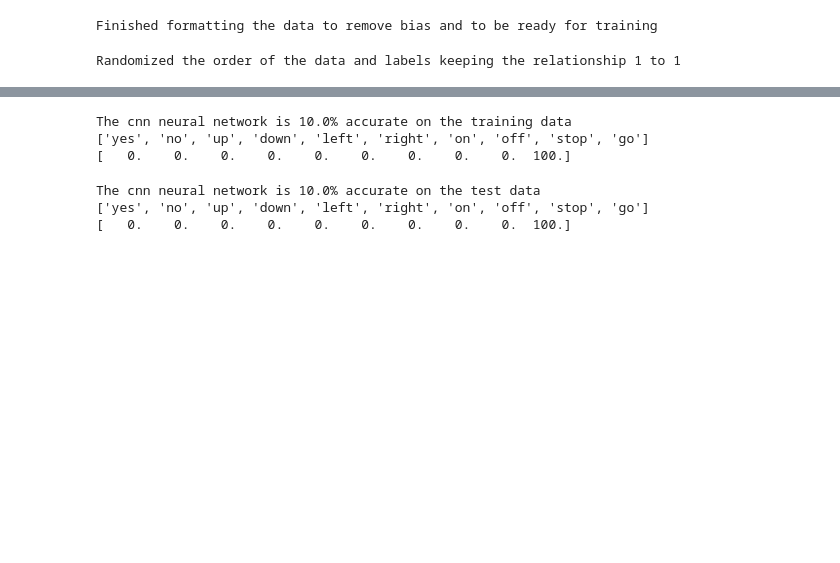
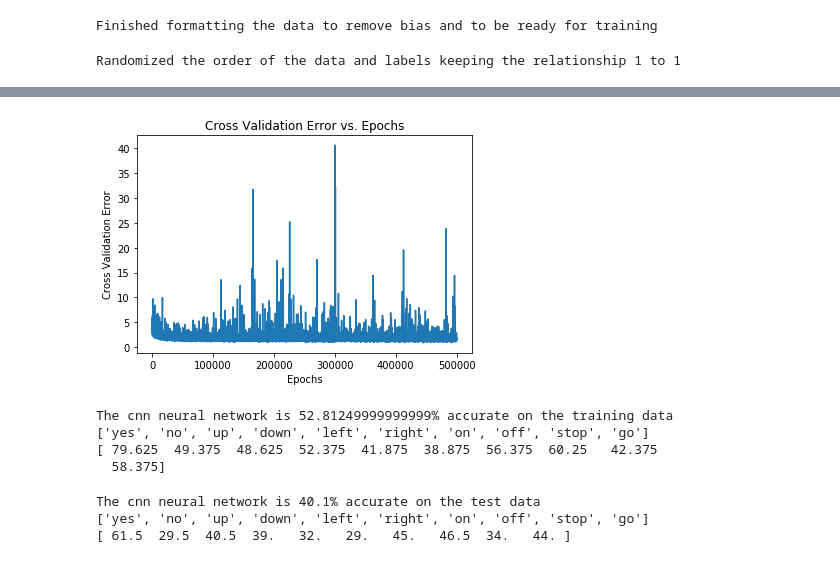
Before and after one commit to akiraaida/csci4050u, a Jupyter notebook: assignments/assign3/assign3.ipynb, the cells around one changed output, grey strips where cells are left out. Drawn from its saved outputs; the diff is of its cells as text; code cells hidden in the pictures; blank space fills up the shorter version.

```diff
--- a/assignments/assign3/assign3.ipynb
+++ b/assignments/assign3/assign3.ipynb
@@ -304,10 +335,15 @@ KeyboardInterrupt:
+# %%
+plt.plot(epochs, crossErrors)
+plt.ylabel('Cross Validation Error')
+plt.xlabel('Epochs')
+plt.title('Cross Validation Error vs. Epochs')
+plt.show()
+# %% [output]
+[figure, added]
 # %%
-# Take the softmax to convert the logit value to a percentage guess
 probability = tf.nn.softmax(model.L6)
-# Take the highest probability value as the neural network's guess
 prediction = tf.argmax((probability), axis=1)
-# Check how accurate the training is
-guesses = s.run((prediction), feed_dict={model.x: fixShape(cnnTraining)})
+guesses = s.run((prediction), feed_dict={model.x: fixShape(cnnTraining), model.drop: DROP_OUT_RATE})
 
 count = 0
 corr = 0
@@ -323,16 +359,14 @@ print(acceptedWords)
 count = 0
 print((categoriesRight / numTrainingSamples) * 100)
 # %% [output]
-The cnn neural network is 10.0% accurate on the training data
+The cnn neural network is 52.81249999999999% accurate on the training data
 ['yes', 'no', 'up', 'down', 'left', 'right', 'on', 'off', 'stop', 'go']
-[   0.    0.    0.    0.    0.    0.    0.    0.    0.  100.]
+[ 79.625  49.375  48.625  52.375  41.875  38.875  56.375  60.25   42.375
+  58.375]
 # %%
-# Take the softmax to convert the logit value to a percentage guess
 probability = tf.nn.softmax(model.L6)
-# Take the highest probability value as the neural network's guess
 prediction = tf.argmax((probability), axis=1)
-# Check how accurate the test is
-guesses = s.run((prediction), feed_dict={model.x: fixShape(cnnTest)})
+guesses = s.run((prediction), feed_dict={model.x: fixShape(cnnTest), model.drop: DROP_OUT_RATE})
 
 count = 0
 corr = 0
@@ -347,6 +381,6 @@ print("The cnn neural network is " + str((corr / len(guesses)) * 100) + "% accur
 print(acceptedWords)
 print((categoriesRight / numTestSamples) * 100)
 # %% [output]
-The cnn neural network is 10.0% accurate on the test data
+The cnn neural network is 40.1% accurate on the test data
 ['yes', 'no', 'up', 'down', 'left', 'right', 'on', 'off', 'stop', 'go']
-[   0.    0.    0.    0.    0.    0.    0.    0.    0.  100.]
+[ 61.5  29.5  40.5  39.   32.   29.   45.   46.5  34.   44. ]
```
Also changed, not shown: parts of 9 cells of this notebook.
